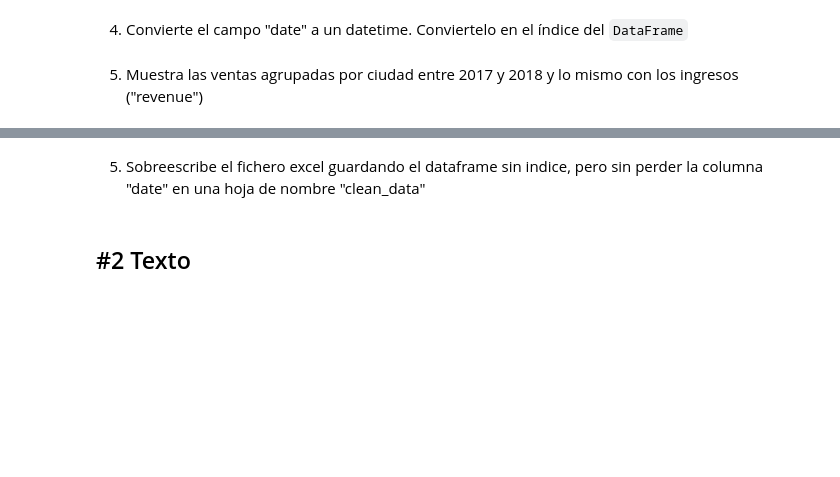
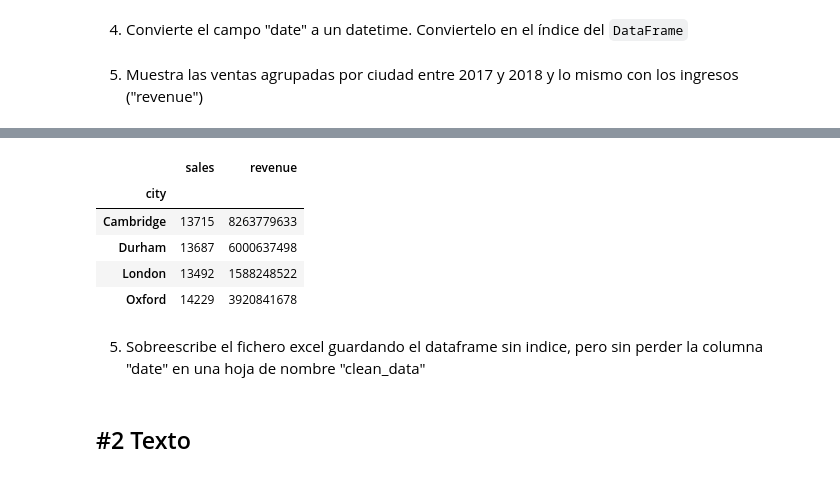
Before and after one commit to willwalker7/DS-Online-willwalker7, a Jupyter notebook: 03_Data_Analysis/Sprint_05/Unidad_02_Procesado_Datos_Internos_Ficheros/03_Practica_Obligatoria/18_Practica_Obligatoria_Ficheros.ipynb, the cells around one changed output, grey strips where cells are left out. Drawn from its saved outputs; the diff is of its cells as text; code cells hidden in the pictures; blank space fills up the shorter version.

```diff
--- a/03_Data_Analysis/Sprint_05/Unidad_02_Procesado_Datos_Internos_Ficheros/03_Practica_Obligatoria/18_Practica_Obligatoria_Ficheros.ipynb
+++ b/03_Data_Analysis/Sprint_05/Unidad_02_Procesado_Datos_Internos_Ficheros/03_Practica_Obligatoria/18_Practica_Obligatoria_Ficheros.ipynb
@@ -117,2 +124,11 @@ revenue_por_ciudad
+# %%
+df_2017_2018.groupby("city")[["sales","revenue"]].sum()
+# %% [output]
+|  | sales | revenue |
+| city |  |  |
+| Cambridge | 13715 | 8263779633 |
+| Durham | 13687 | 6000637498 |
+| London | 13492 | 1588248522 |
+| Oxford | 14229 | 3920841678 |
 # %% [markdown]
 5. Sobreescribe el fichero excel guardando el dataframe sin indice, pero sin perder la columna "date" en una hoja de nombre "clean_data"
```
Also changed, not shown: parts of 6 cells of this notebook, 1 other file.
